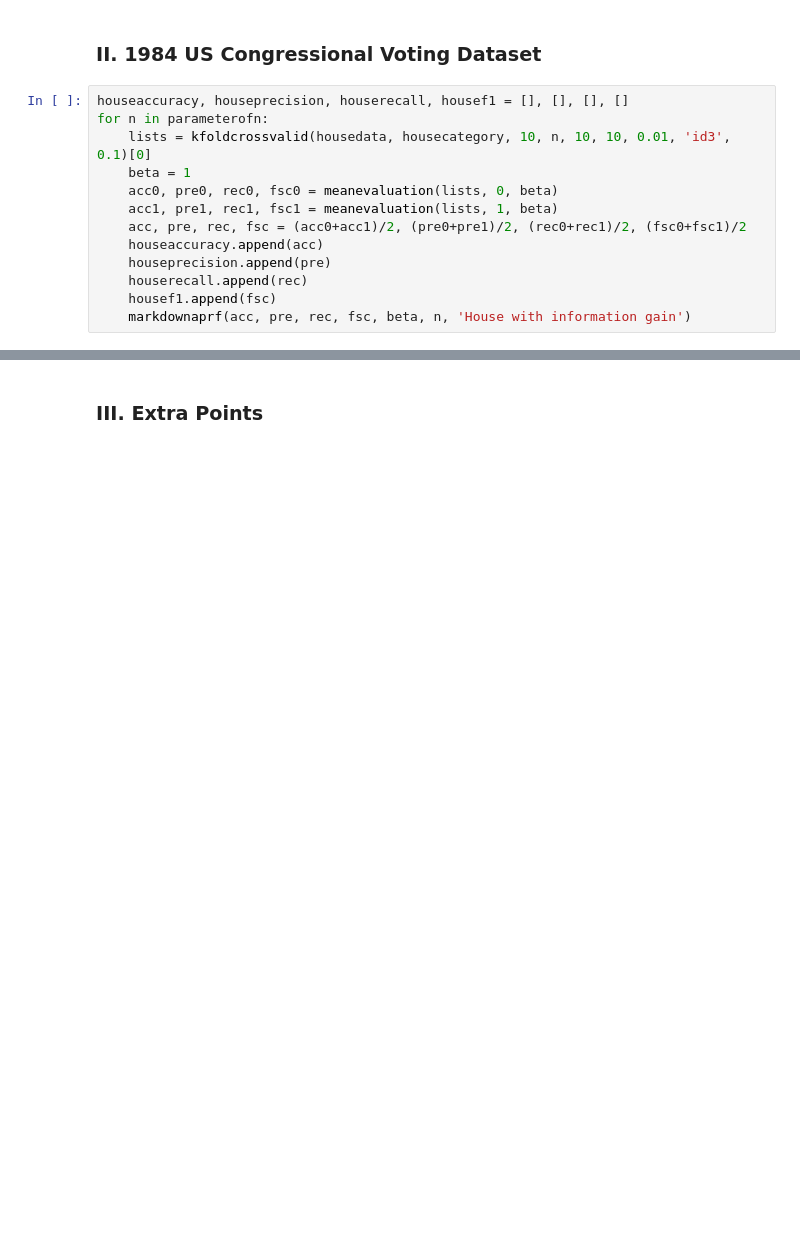
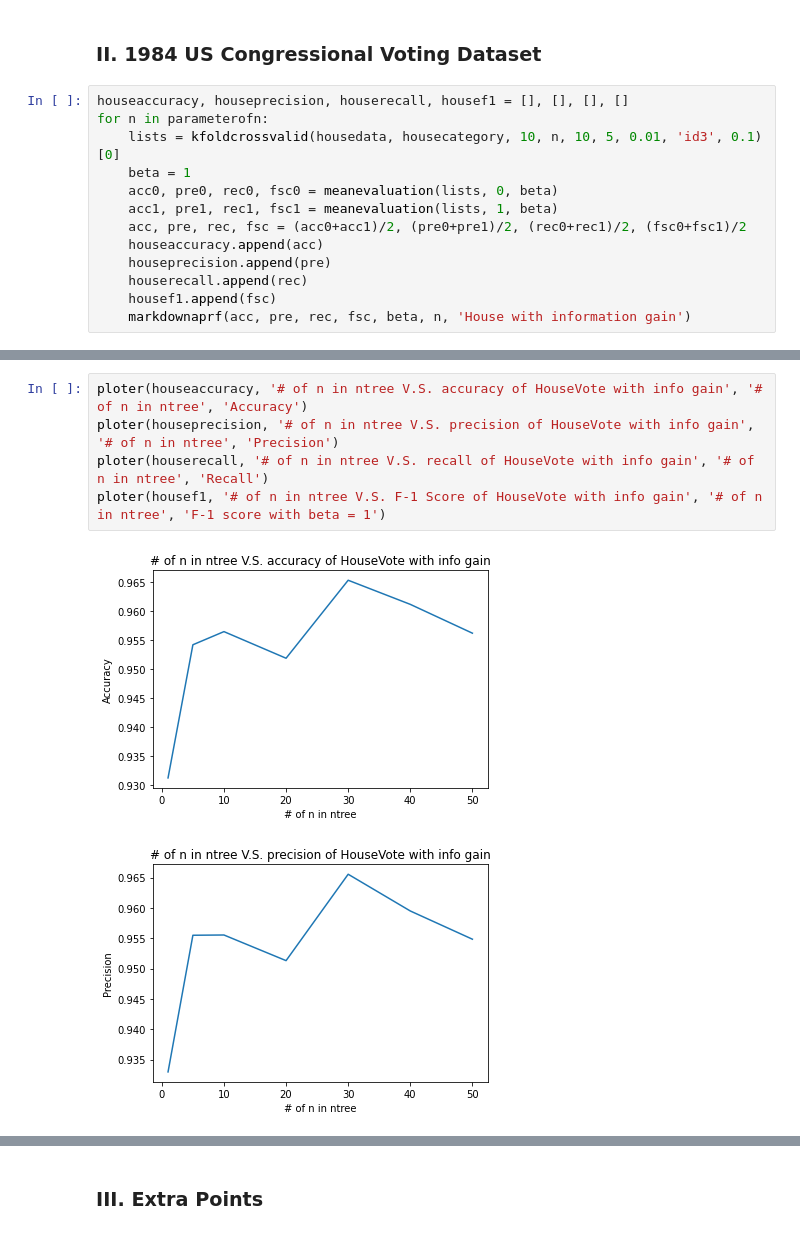
Before and after one commit to HarryWang0619/COMPSCI589-HW3, a Jupyter notebook: hw3.ipynb, the cells around one changed output, grey strips where cells are left out. Drawn from its saved outputs; the diff is of its cells as text; blank space fills up the shorter version.

```diff
--- a/hw3.ipynb
+++ b/hw3.ipynb
@@ -72,7 +88,7 @@ for n in parameterofn:
 # %%
 houseaccuracy, houseprecision, houserecall, housef1 = [], [], [], []
 for n in parameterofn:
-    lists = kfoldcrossvalid(housedata, housecategory, 10, n, 10, 10, 0.01, 'id3', 0.1)[0]
+    lists = kfoldcrossvalid(housedata, housecategory, 10, n, 10, 5, 0.01, 'id3', 0.1)[0]
     beta = 1
     acc0, pre0, rec0, fsc0 = meanevaluation(lists, 0, beta)
     acc1, pre1, rec1, fsc1 = meanevaluation(lists, 1, beta)
@@ -120,0 +172,8 @@ for n in parameterofn:
+# %%
+ploter(houseaccuracy, '# of n in ntree V.S. accuracy of HouseVote with info gain', '# of n in ntree', 'Accuracy')
+ploter(houseprecision, '# of n in ntree V.S. precision of HouseVote with info gain', '# of n in ntree', 'Precision')
+ploter(houserecall, '# of n in ntree V.S. recall of HouseVote with info gain', '# of n in ntree', 'Recall')
+ploter(housef1, '# of n in ntree V.S. F-1 Score of HouseVote with info gain', '# of n in ntree', 'F-1 score with beta = 1')
+# %% [output]
+[figure, added]
+[figure, added]
```
Also changed, not shown: parts of 19 cells of this notebook.
